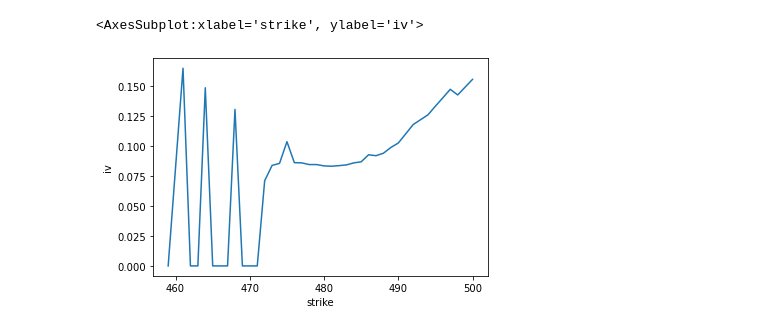
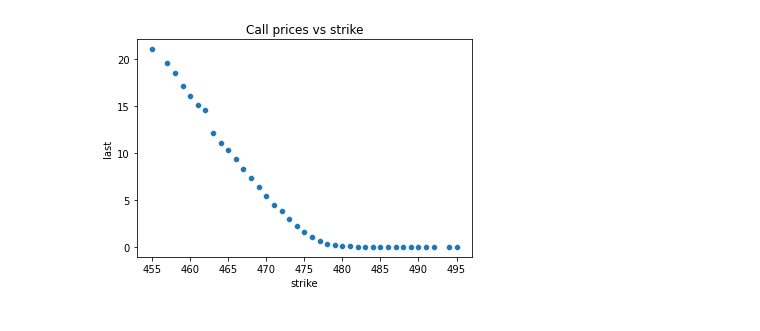
Before and after one commit to pmnry/VolSurf, a Jupyter notebook: VolatilitySurface.ipynb, the cells around one changed output. Cells and saved outputs as stored; diff of their text form; code cells hidden in the pictures.

```diff
--- a/VolatilitySurface.ipynb
+++ b/VolatilitySurface.ipynb
@@ -89,6 +93,6 @@ print(calls_expiry['volume'].mean(),calls_expiry['volume'].std())
-# %%
-
-sns.lineplot(data=calls_expiry, x='strike', y='iv')
-# %% [output]
-<AxesSubplot:xlabel='strike', ylabel='iv'>
-[figure, removed]
+# %%
+sns.scatterplot(data=calls_expiry, x='strike', y='last')
+plt.title('Call prices vs strike')
+plt.show()
+# %% [output]
+[figure, added]
```
Also changed, not shown: parts of 9 cells of this notebook.
